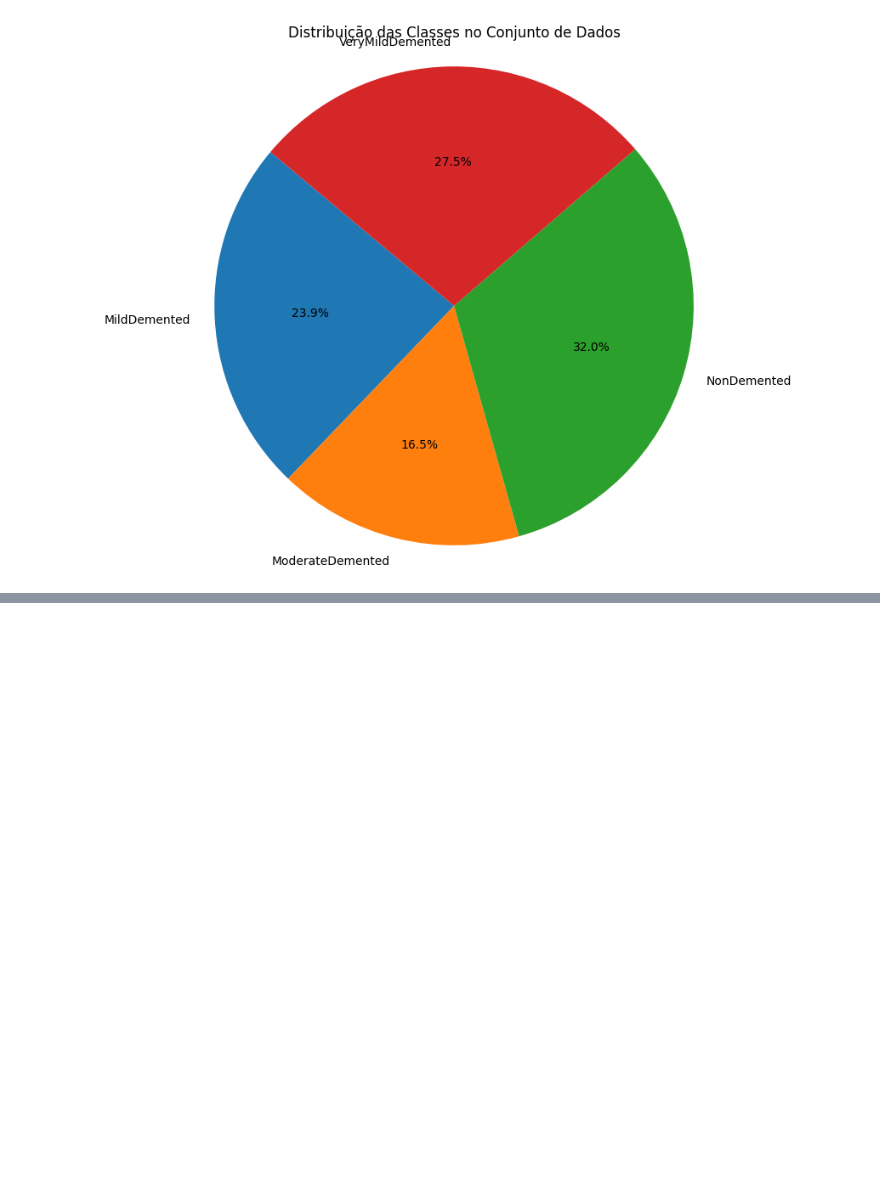
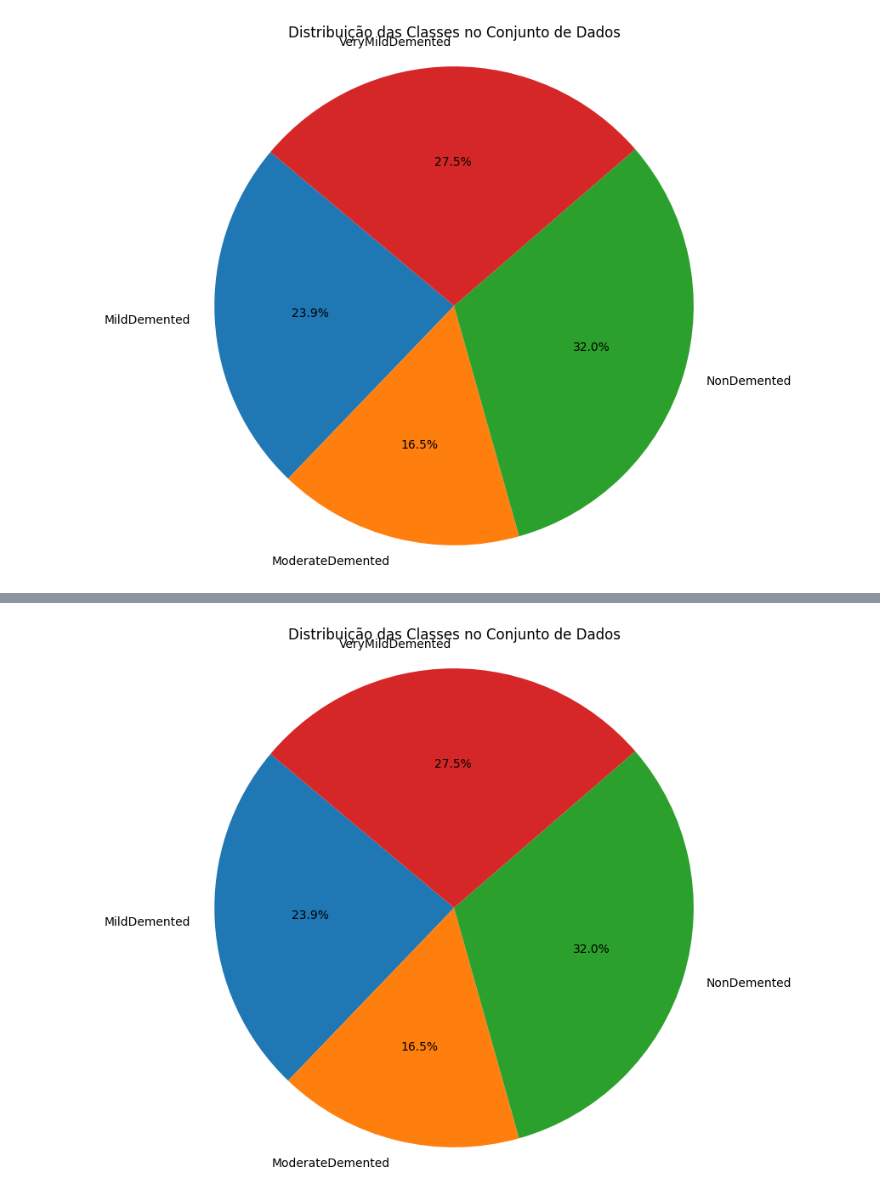
Before and after one commit to TonnyThe2nd/Alzheimer_Diagnosis_CNN, a Jupyter notebook: cnn_alzheimer_diagnosis.ipynb, the cells around one changed output, grey strips where cells are left out. Drawn from its saved outputs; the diff is of its cells as text; code cells hidden in the pictures; blank space fills up the shorter version.

```diff
--- a/cnn_alzheimer_diagnosis.ipynb
+++ b/cnn_alzheimer_diagnosis.ipynb
@@ -142,0 +151,39 @@ Perda: 0.5852551460266113
+# %%
+import os
+import matplotlib.pyplot as plt
+import numpy as np
+import sklearn.utils as su
+import cv2
+
+augmented_image_path = './OriginalDataset'
+categories = ['MildDemented','ModerateDemented','NonDemented','VeryMildDemented']
+
+images_list = []
+classes = []
+
+for category in categories:
+    image_path = os.path.join(augmented_image_path, category)
+    for images in os.listdir(image_path):
+        image = cv2.imread(os.path.join(image_path, images))
+        image = cv2.resize(image, (128,128))
+        image = np.expand_dims(image,axis=-1)
+        image = image /255
+        images_list.append(image)
+        classes.append(category)
+
+images_list = np.array(images_list)
+classes = np.array(classes)
+
+images_list, classes = su.shuffle(images_list, classes, random_state=101)
+
+unique_classes, class_counts = np.unique(classes, return_counts=True)
+
+plt.figure(figsize=(8, 8))
+plt.pie(class_counts, labels=unique_classes, autopct='%1.1f%%', startangle=140)
+plt.title('Distribuição das Classes no Conjunto de Dados')
+plt.axis('equal')
+plt.show()
+
+model.save('cnn_model.h5')
+# %% [output]
+[figure, added]
```
Also changed, not shown: parts of 4 cells of this notebook.
